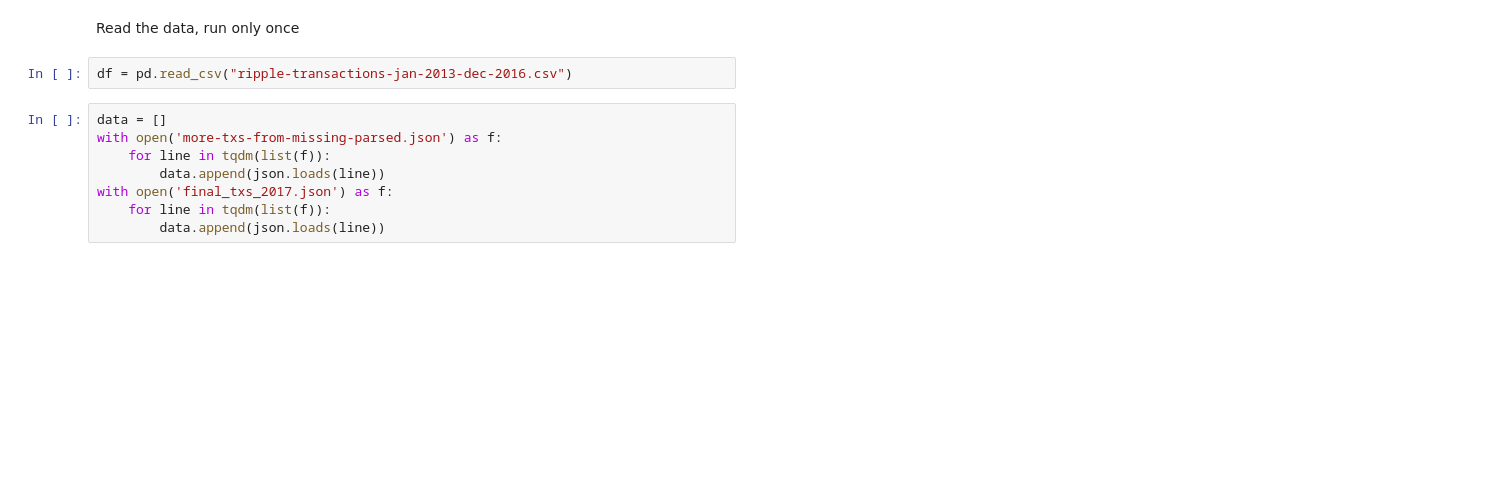
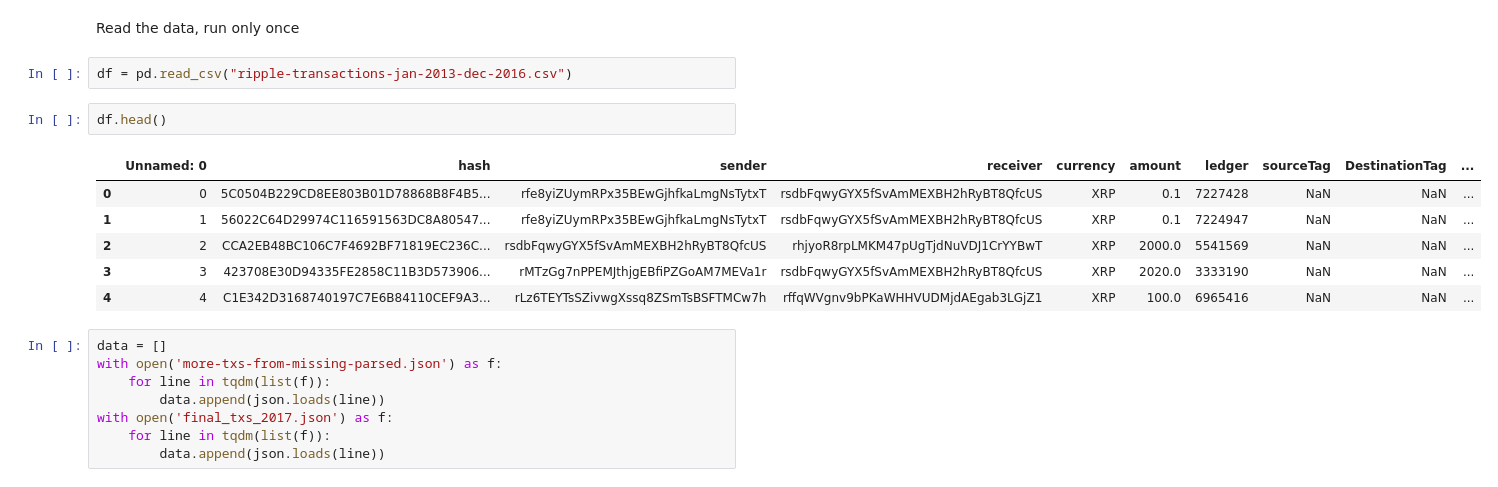
Before and after one commit to dedis/student_19_ripple-locality, a Jupyter notebook: ripple_analysis/ripple_analysis.ipynb, the cells around one changed output. Cells and saved outputs as stored; diff of their text form; blank space fills up the shorter version.

```diff
--- a/ripple_analysis/ripple_analysis.ipynb
+++ b/ripple_analysis/ripple_analysis.ipynb
@@ -16,6 +16,15 @@ rpc = RippleRPCClient('http://s1.ripple.com:51234/')
 Read the data, run only once
 # %%
 df = pd.read_csv("ripple-transactions-jan-2013-dec-2016.csv")
+# %%
+df.head()
+# %% [output]
+|  | Unnamed: 0 | hash | sender | receiver | currency | amount | ledger | sourceTag | DestinationTag | ... |
+| 0 | 0 | 5C0504B229CD8EE803B01D78868B8F4B5... | rfe8yiZUymRPx35BEwGjhfkaLmgNsTytxT | rsdbFqwyGYX5fSvAmMEXBH2hRyBT8QfcUS | XRP | 0.1 | 7227428 | NaN | NaN | ... |
+| 1 | 1 | 56022C64D29974C116591563DC8A80547... | rfe8yiZUymRPx35BEwGjhfkaLmgNsTytxT | rsdbFqwyGYX5fSvAmMEXBH2hRyBT8QfcUS | XRP | 0.1 | 7224947 | NaN | NaN | ... |
+| 2 | 2 | CCA2EB48BC106C7F4692BF71819EC236C... | rsdbFqwyGYX5fSvAmMEXBH2hRyBT8QfcUS | rhjyoR8rpLMKM47pUgTjdNuVDJ1CrYYBwT | XRP | 2000.0 | 5541569 | NaN | NaN | ... |
+| 3 | 3 | 423708E30D94335FE2858C11B3D573906... | rMTzGg7nPPEMJthjgEBfiPZGoAM7MEVa1r | rsdbFqwyGYX5fSvAmMEXBH2hRyBT8QfcUS | XRP | 2020.0 | 3333190 | NaN | NaN | ... |
+| 4 | 4 | C1E342D3168740197C7E6B84110CEF9A3... | rLz6TEYTsSZivwgXssq8ZSmTsBSFTMCw7h | rffqWVgnv9bPKaWHHVUDMjdAEgab3LGjZ1 | XRP | 100.0 | 6965416 | NaN | NaN | ... |
 # %%
 data = []
 with open('more-txs-from-missing-parsed.json') as f:
```
Also changed, not shown: parts of 21 cells of this notebook.
